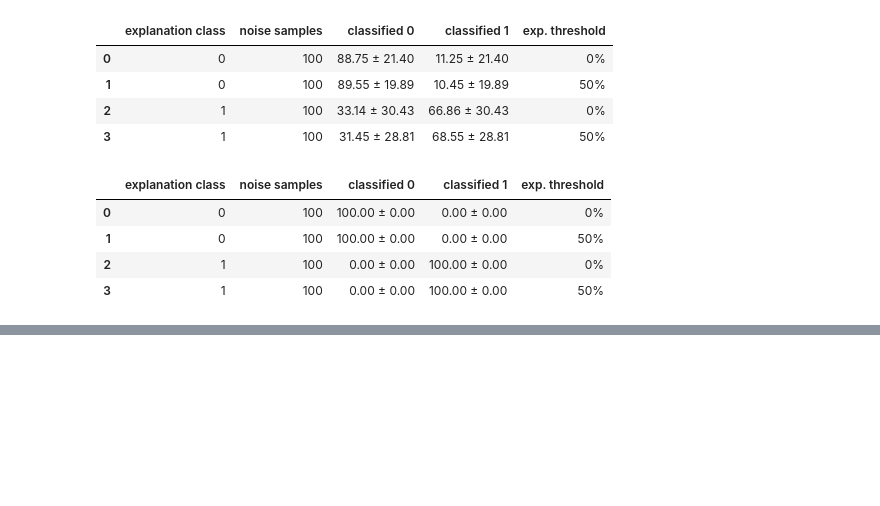
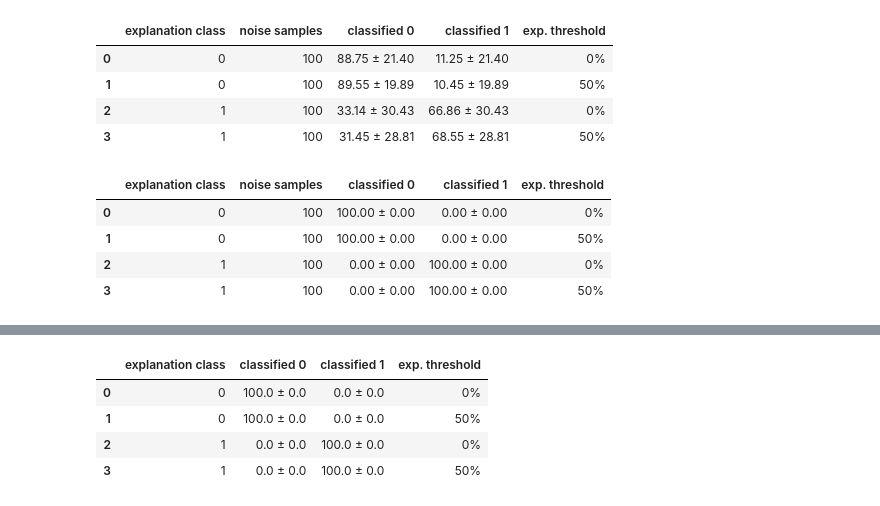
Before and after one commit to LogicExplainML-LEML/LogicExplainML, a Jupyter notebook: result_data/model_notebook.ipynb, the cells around one changed output, grey strips where cells are left out. Saved outputs shown, nothing was run; the diff lists cells and outputs as text; code cells hidden in the pictures; blank space fills up the shorter version.

```diff
--- a/result_data/model_notebook.ipynb
+++ b/result_data/model_notebook.ipynb
@@ -825,0 +962,21 @@ results_df
+# %%
+all_results = []
+for config in configs:
+    df = get_robustness_similarity(
+        "mushroom",
+        n_samples=100,
+        n_extra_samples=100,
+        target_class=config["target_class"],
+        mult_margin=config["mult_margin"],
+    )
+
+    all_results.append(df)
+
+results_df = pd.concat(all_results, ignore_index=True)
+results_df
+# %% [output]
+|  | explanation class | classified 0 | classified 1 | exp. threshold |
+| 0 | 0 | 100.0 ± 0.0 | 0.0 ± 0.0 | 0% |
+| 1 | 0 | 100.0 ± 0.0 | 0.0 ± 0.0 | 50% |
+| 2 | 1 | 0.0 ± 0.0 | 100.0 ± 0.0 | 0% |
+| 3 | 1 | 0.0 ± 0.0 | 100.0 ± 0.0 | 50% |
```
Also changed, not shown: parts of 7 cells of this notebook.
